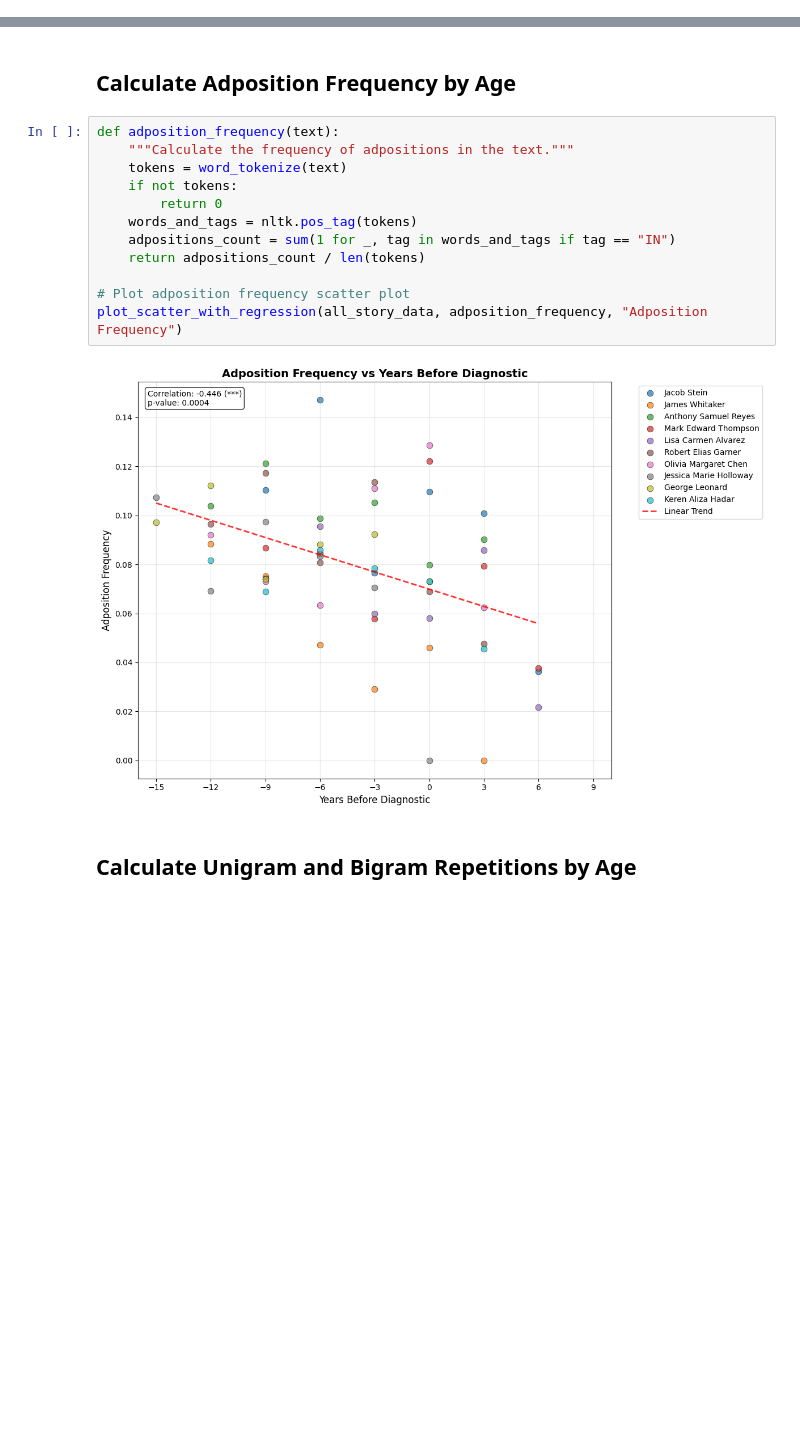
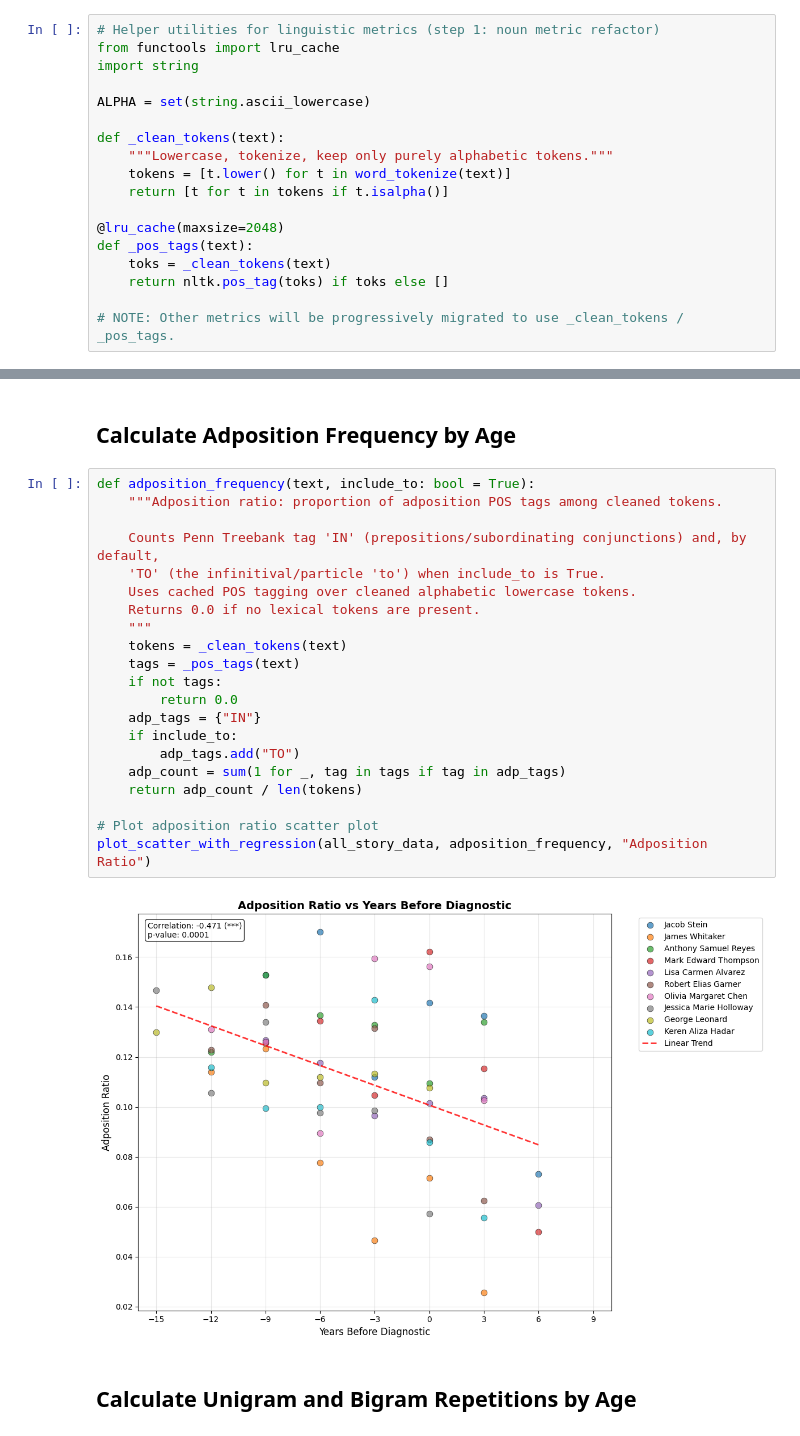
Before and after one commit to NetanelShalev/AD_LongitudinalDataGenerator, a Jupyter notebook: multi_file_analysis.ipynb, the cells around one changed output, grey strips where cells are left out. Cells and saved outputs as stored; diff of their text form; blank space fills up the shorter version.

```diff
--- a/multi_file_analysis.ipynb
+++ b/multi_file_analysis.ipynb
@@ -223,4 +223,22 @@ def calculate_metric_for_all_stories(story_data, metric_function):
         })
 
     return story_metrics
+# %%
+# Helper utilities for linguistic metrics (step 1: noun metric refactor)
+from functools import lru_cache
+import string
+
+ALPHA = set(string.ascii_lowercase)
+
+def _clean_tokens(text):
+    """Lowercase, tokenize, keep only purely alphabetic tokens."""
+    tokens = [t.lower() for t in word_tokenize(text)]
+    return [t for t in tokens if t.isalpha()]
+
+@lru_cache(maxsize=2048)
+def _pos_tags(text):
+    toks = _clean_tokens(text)
+    return nltk.pos_tag(toks) if toks else []
+
+# NOTE: Other metrics will be progressively migrated to use _clean_tokens / _pos_tags.
 # %% [markdown]
@@ -309,19 +337,28 @@ plot_scatter_with_regression(all_story_data, token_type_ratio, "Type-Token Ratio
 # %% [markdown]
 ## Calculate Adposition Frequency by Age
 # %%
-def adposition_frequency(text):
-    """Calculate the frequency of adpositions in the text."""
-    tokens = word_tokenize(text)
-    if not tokens:
-        return 0
-    words_and_tags = nltk.pos_tag(tokens)
-    adpositions_count = sum(1 for _, tag in words_and_tags if tag == "IN")
-    return adpositions_count / len(tokens)
+def adposition_frequency(text, include_to: bool = True):
+    """Adposition ratio: proportion of adposition POS tags among cleaned tokens.
 
-# Plot adposition frequency scatter plot
-plot_scatter_with_regression(all_story_data, adposition_frequency, "Adposition Frequency")
+    Counts Penn Treebank tag 'IN' (prepositions/subordinating conjunctions) and, by default,
+    'TO' (the infinitival/particle 'to') when include_to is True.
+    Uses cached POS tagging over cleaned alphabetic lowercase tokens.
+    Returns 0.0 if no lexical tokens are present.
+    """
+    tokens = _clean_tokens(text)
+    tags = _pos_tags(text)
+    if not tags:
+        return 0.0
+    adp_tags = {"IN"}
+    if include_to:
+        adp_tags.add("TO")
+    adp_count = sum(1 for _, tag in tags if tag in adp_tags)
+    return adp_count / len(tokens)
+
+# Plot adposition ratio scatter plot
+plot_scatter_with_regression(all_story_data, adposition_frequency, "Adposition Ratio")
 # %% [output]
-[figure, old version]
+[figure, new version]
 # %% [markdown]
 ## Calculate Unigram and Bigram Repetitions by Age
 # %%
```
Also changed, not shown: parts of 10 cells of this notebook.
